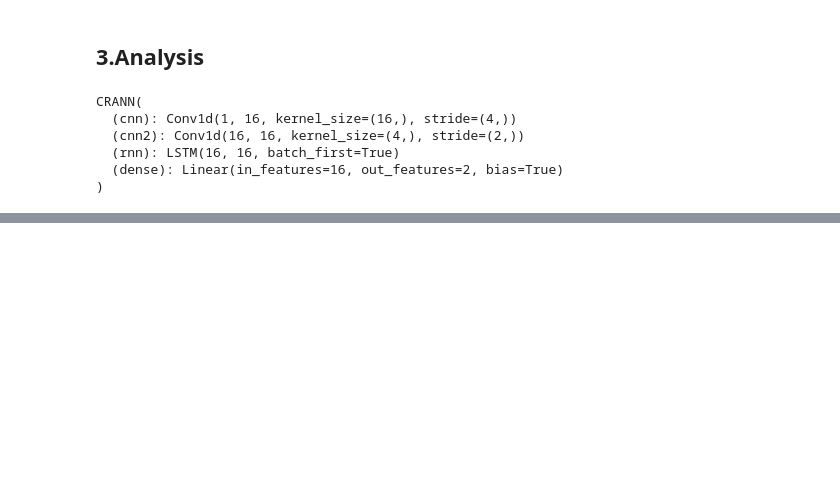
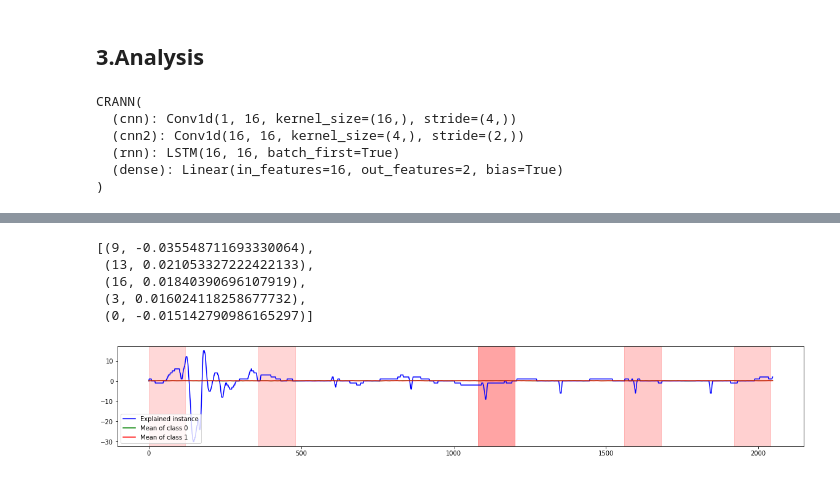
Before and after one commit to JoshuaQSH/LeedsUniversity-MSc-FinalProject, a Jupyter notebook: ECG/ECG_Classification.ipynb, the cells around one changed output, grey strips where cells are left out. Cells and saved outputs as stored; diff of their text form; code cells hidden in the pictures; blank space fills up the shorter version.

```diff
--- a/ECG/ECG_Classification.ipynb
+++ b/ECG/ECG_Classification.ipynb
@@ -749,0 +911,39 @@ exp.as_list()
+# %%
+# Counter({1: 29864, 0: 29558}) Counter({0: 3348, 1: 3255})
+X_test2 = X_test2.reshape(-1, 2048)
+X_train2 = X_train2.reshape(-1, 2048)
+idx_ecg = 0
+series_ecg2 = X_test2[idx_ecg, :]
+num_slices_ecg = 17
+num_features_ecg = 5
+explainer2 = LimeTimeSeriesExplanation(class_names=['0', '1'], feature_selection='auto')
+
+exp2 = explainer2.explain_instance(
+    series_ecg2, crann_model2.predict_proba, training_set=X_train[:100],
+    num_slices=num_slices_ecg, num_features=num_features_ecg,
+    num_samples=100,
+    replacement_method='noise')
+exp2.as_list()
+# %% [output]
+[(9, -0.035548711693330064),
+ (13, 0.021053327222422133),
+ (16, 0.01840390696107919),
+ (3, 0.016024118258677732),
+ (0, -0.015142790986165297)]
+# %%
+values_per_slice_ecg = len(series_ecg2) // num_slices_ecg
+plt.rcParams["figure.figsize"] = (20,3)
+plt.plot(series_ecg2, 'b', label='Explained instance')
+plt.plot(X_test2[np.where(Y_test2==0)[0]].mean(axis=0), color='green',
+        label='Mean of class 0')
+plt.plot(X_test2[np.where(Y_test2==1)[0]].mean(axis=0), color='red',
+        label='Mean of class 1')
+for i in range(num_features_ecg):
+    feature, weight = exp2.as_list()[i]
+    start = feature * values_per_slice_ecg
+    end = start + values_per_slice_ecg
+    plt.axvspan(start , end, color='red', alpha=abs(weight*10))
+plt.legend(loc='lower left')
+plt.show()
+# %% [output]
+[figure, added]
```
Also changed, not shown: parts of 27 cells of this notebook.
